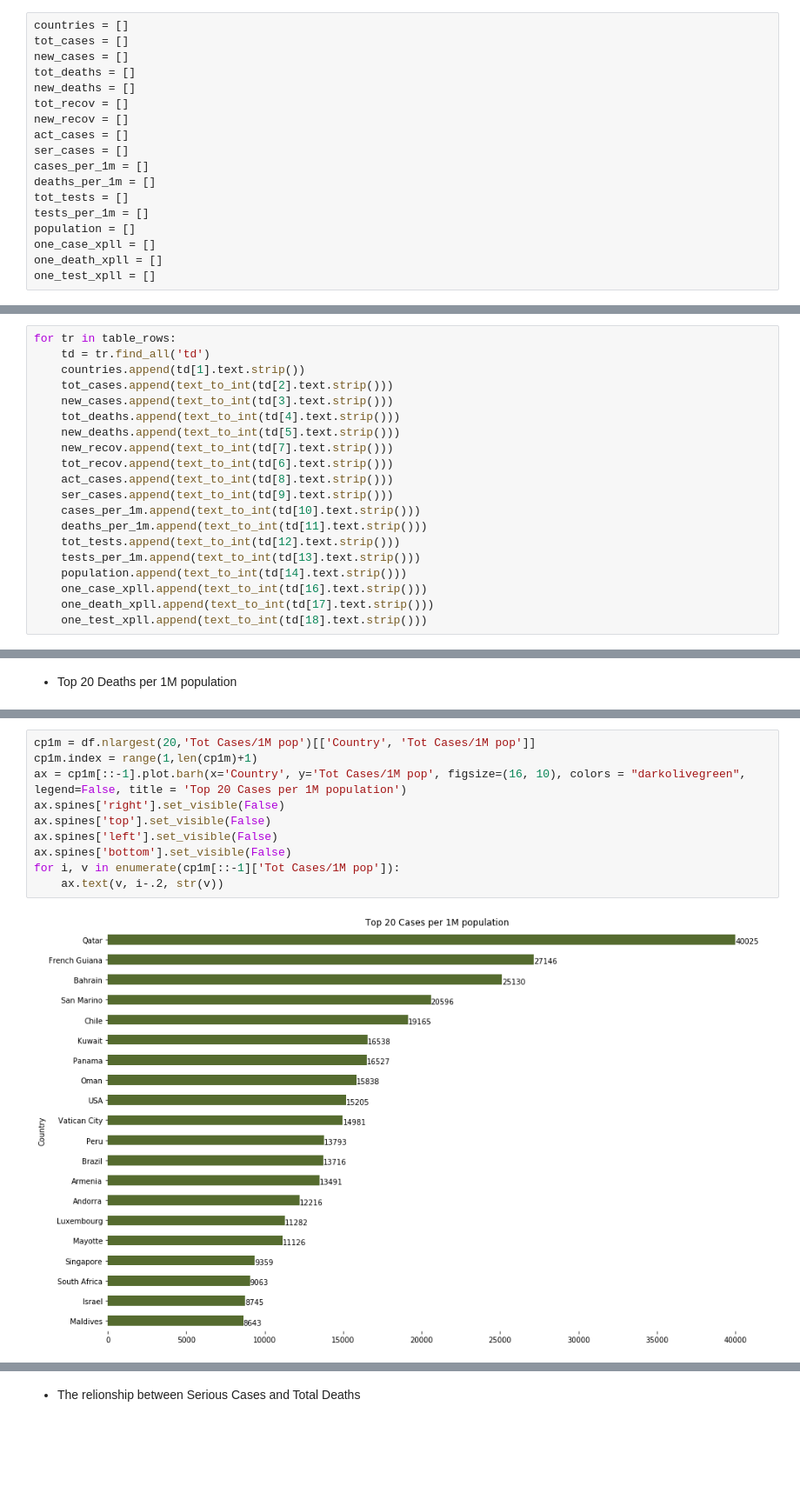
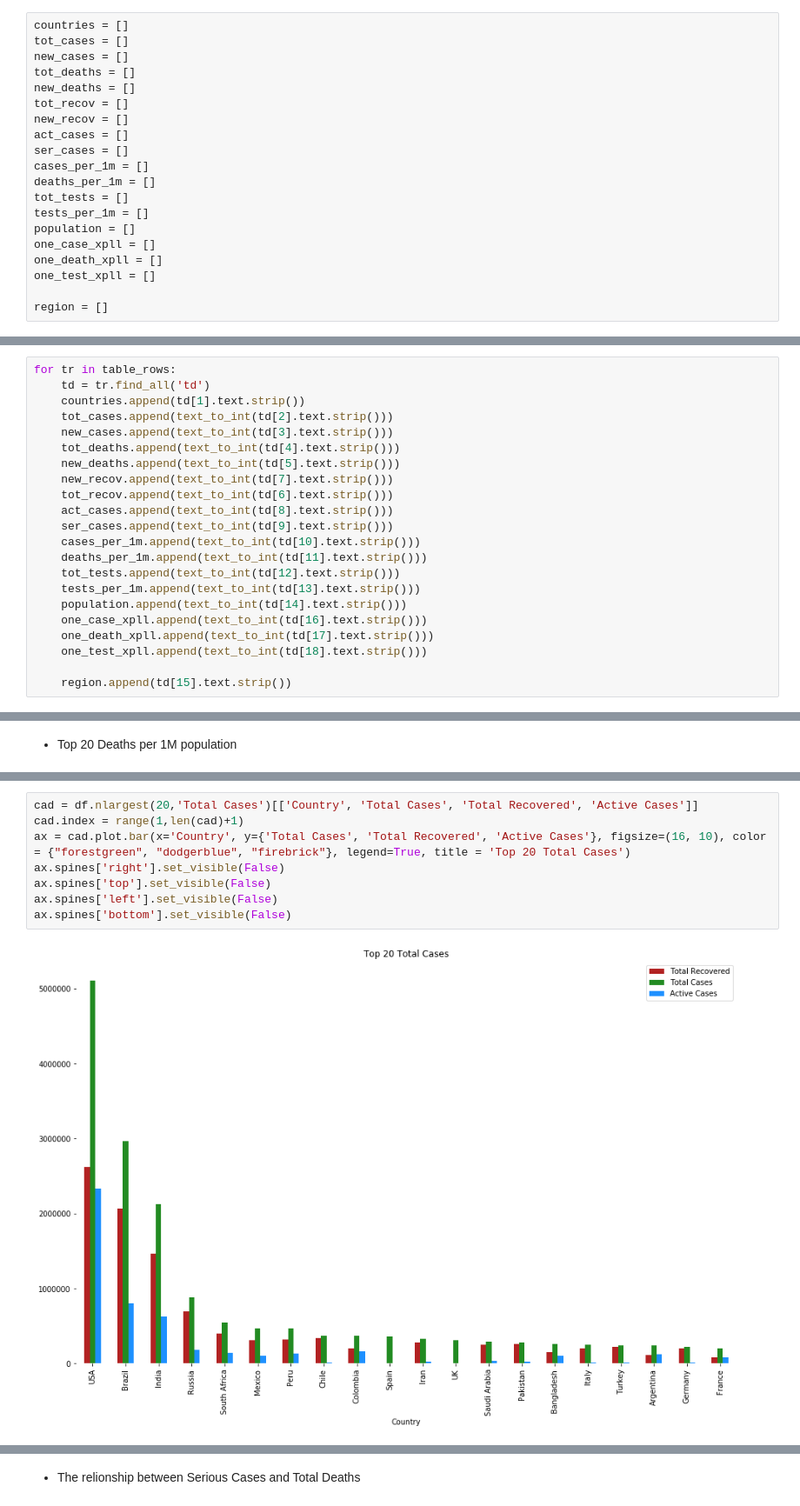
Before and after one commit to phamhuynhnhat99/DV-Lab01, a Jupyter notebook: DataVisualization - Lab01.ipynb, the cells around one changed output, grey strips where cells are left out. Shown at 87% size. Saved outputs shown, nothing was run; the diff lists cells and outputs as text; blank space fills up the shorter version.

```diff
--- a/DataVisualization - Lab01.ipynb
+++ b/DataVisualization - Lab01.ipynb
@@ -33,6 +33,8 @@ population = []
 one_case_xpll = []
 one_death_xpll = []
 one_test_xpll = []
+
+region = []
 # %%
 def text_to_int(text):
     try:
@@ -65,6 +67,8 @@ for tr in table_rows:
     one_case_xpll.append(text_to_int(td[16].text.strip()))
     one_death_xpll.append(text_to_int(td[17].text.strip()))
     one_test_xpll.append(text_to_int(td[18].text.strip()))
+
+    region.append(td[15].text.strip())
 # %%
 indices = [i for i in range(1,len(countries)+1)]
 headers = ["Country", "Total Cases", "New Cases", "Total Deaths", "New Deaths", "Total Recovered", "New Recovered", "Active Cases", "Serious Cases", "Tot Cases/1M pop", "Death/1M pop", "Total Tests", "Tests/1M pop", "Population", "1 Case every X ppl", "1 Death every X ppl", "1 Test every X ppl"]
@@ -117,12 +139,10 @@ for i, v in enumerate(dp1m[::-1]['Death/1M pop']):
 # %%
-cp1m = df.nlargest(20,'Tot Cases/1M pop')[['Country', 'Tot Cases/1M pop']]
-cp1m.index = range(1,len(cp1m)+1)
-ax = cp1m[::-1].plot.barh(x='Country', y='Tot Cases/1M pop', figsize=(16, 10), colors = "darkolivegreen", legend=False, title = 'Top 20 Cases per 1M population')
+cad = df.nlargest(20,'Total Cases')[['Country', 'Total Cases', 'Total Recovered', 'Active Cases']]
+cad.index = range(1,len(cad)+1)
+ax = cad.plot.bar(x='Country', y={'Total Cases', 'Total Recovered', 'Active Cases'}, figsize=(16, 10), color = {"forestgreen", "dodgerblue", "firebrick"}, legend=True, title = 'Top 20 Total Cases')
 ax.spines['right'].set_visible(False)
 ax.spines['top'].set_visible(False)
 ax.spines['left'].set_visible(False)
 ax.spines['bottom'].set_visible(False)
-for i, v in enumerate(cp1m[::-1]['Tot Cases/1M pop']):
-    ax.text(v, i-.2, str(v))
 # %% [output]
-[figure, old version]
+[figure, new version]
```
Also changed, not shown: parts of 10 cells of this notebook.
